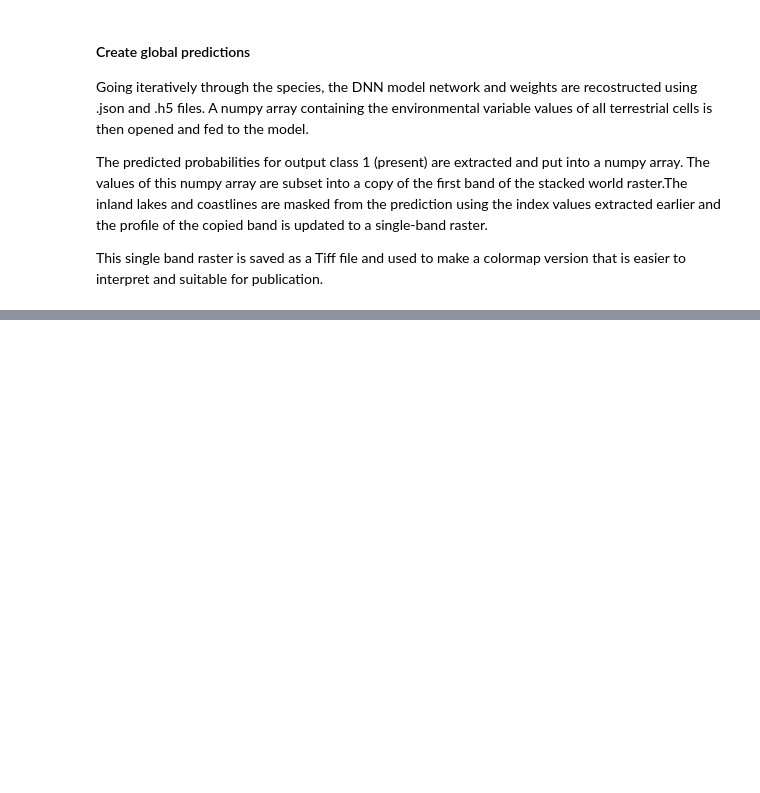
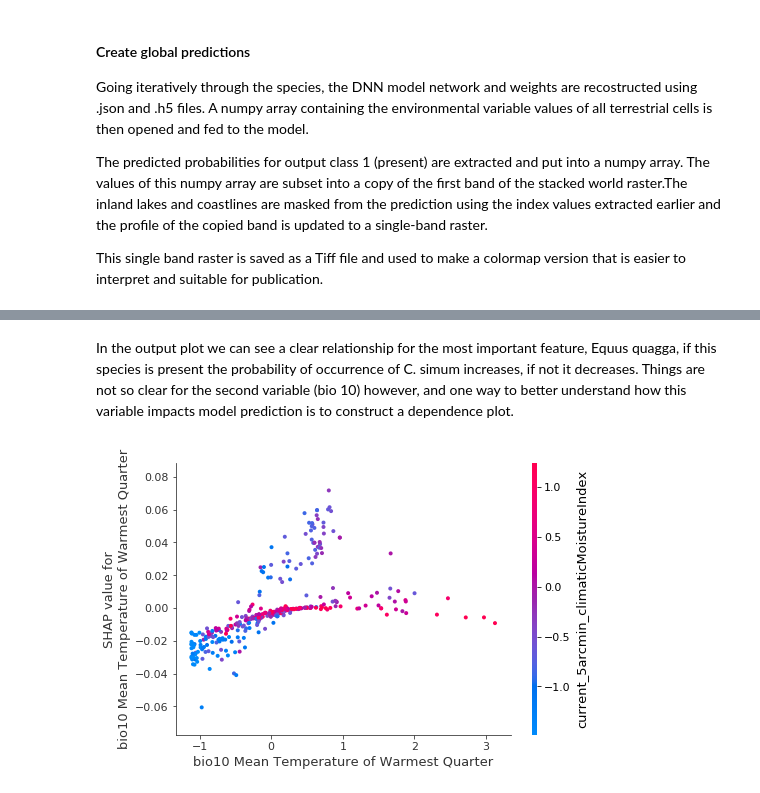
Before and after one commit to naturalis/trait-geo-diverse-dl, a Jupyter notebook: data_GIS_extended/script/5.Global_predictions_trained_DNN.ipynb, the cells around one changed output, grey strips where cells are left out. Saved outputs shown, nothing was run; the diff lists cells and outputs as text; code cells hidden in the pictures; blank space fills up the shorter version.

Commit message:
updated feature interaction

```diff
--- a/data_GIS_extended/script/5.Global_predictions_trained_DNN.ipynb
+++ b/data_GIS_extended/script/5.Global_predictions_trained_DNN.ipynb
@@ -193,0 +299,7 @@ for species in taxa[:]:
+# %% [markdown]
+In the output plot we can see a clear relationship for the most important feature, Equus quagga, if this species is present the probability of occurrence of C. simum increases, if not it decreases. Things are not so clear for the second variable (bio 10) however, and one way to better understand how this variable impacts model prediction is to construct a dependence plot.
+# %%
+fig=shap.dependence_plot("bio10 Mean Temperature of Warmest Quarter", shap_values[1], test_set,show=False)
+plt.savefig(file_dir+'/results/{}/{}_Mean_Temp_WQ_interaction'.format(spec,spec),bbox_inches="tight")
+# %% [output]
+[figure, added]
```
Also changed, not shown: parts of 12 cells of this notebook, 6 other files.
